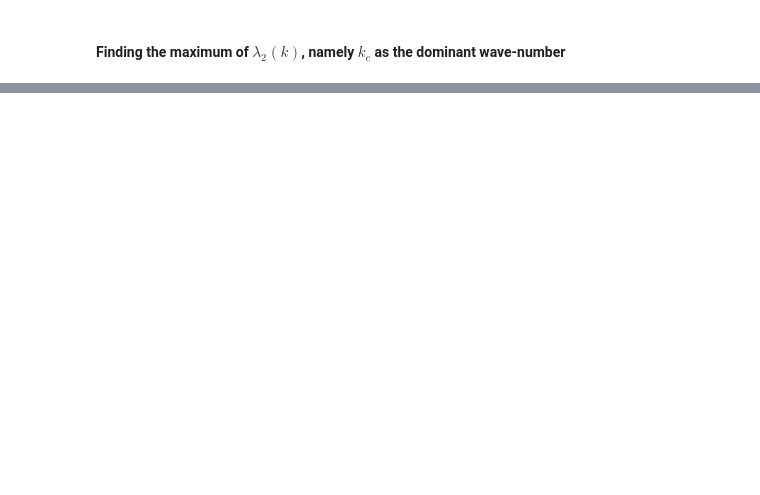
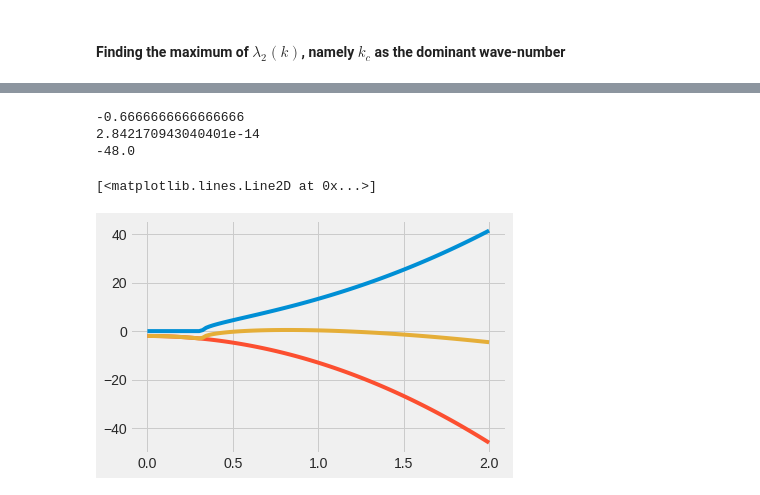
Before and after one commit to rpazuki/morpho_repo, a Jupyter notebook: amplitude_method/Brusselator_pde.ipynb, the cells around one changed output, grey strips where cells are left out. Cells and saved outputs as stored; diff of their text form; code cells hidden in the pictures; blank space fills up the shorter version.

```diff
--- a/amplitude_method/Brusselator_pde.ipynb
+++ b/amplitude_method/Brusselator_pde.ipynb
@@ -175,2 +181,13 @@ plt.show()
 # %% [markdown]
 #### Finding the maximum of $\lambda_2(k)$, namely $k_c$ as the dominant wave-number
+# %%
+kk_c_2 = ((B - 1+ A**2) )/( (D_u - D_v))
+kk_c_2_f = lambdify([A, B, D_u, D_v], kk_c_2, modules='numpy')
+
+k_2 = symbols('k_2')
+Delta_k_2 = factor((lambda_k_2.as_terms()[1][5]**2).subs(k**2, k_2))
+display(Delta_k_2)
+Delta_k_2_f = lambdify([k_2, A, B, D_u, D_v], Delta_k_2, modules='numpy')
+Delta_k_2_prime = Delta_k_2.diff(k_2)
+display(factor(Delta_k_2_prime))
+Delta_k_2_prime_f = lambdify([k_2, A, B, D_u, D_v], Delta_k_2_prime, modules='numpy')
@@ -177,3 +197,23 @@ plt.show()
+# %%
+kk_c_2_val = kk_c_2_f(A = 2, B = 3, D_u = 1, D_v = 10)
+print(kk_c_2_val)
+print(Delta_k_2_prime_f(kk_c_2_val, A = 2, B = 3, D_u = 1, D_v = 10))
+print(Delta_k_2_f(kk_c_2_val, A = 2, B = 3, D_u = 1, D_v = 10))
+# %% [output]
+-0.6666666666666666
+2.842170943040401e-14
+-48.0
+# %%
+tr_k = B-1-A**2- (D_u + D_v) * k**2
+tr_k_f = lambdify([k, A, B, D_u, D_v], tr_k, modules='numpy')
+# %%
+ks = np.complex64(np.linspace(0, 2, num=100))
+plt.plot(ks, np.sqrt(Delta_k_2_f(ks**2, A = 2, B = 3, D_u = 1, D_v = 10)))
+plt.plot(ks, tr_k_f(ks, A = 2, B = 3, D_u = 1, D_v = 10))
+plt.plot(ks, tr_k_f(ks, A = 2, B = 3, D_u = 1, D_v = 10) + np.sqrt(Delta_k_2_f(ks**2, A = 2, B = 3, D_u = 1, D_v = 10)))
+# %% [output]
+[<matplotlib.lines.Line2D at 0x...>]
+[figure, added]
 # %%
 solveset(lambda_k_2.diff(k), k)
 # %% [output]
```
Also changed, not shown: parts of 15 cells of this notebook, 6 other files.
